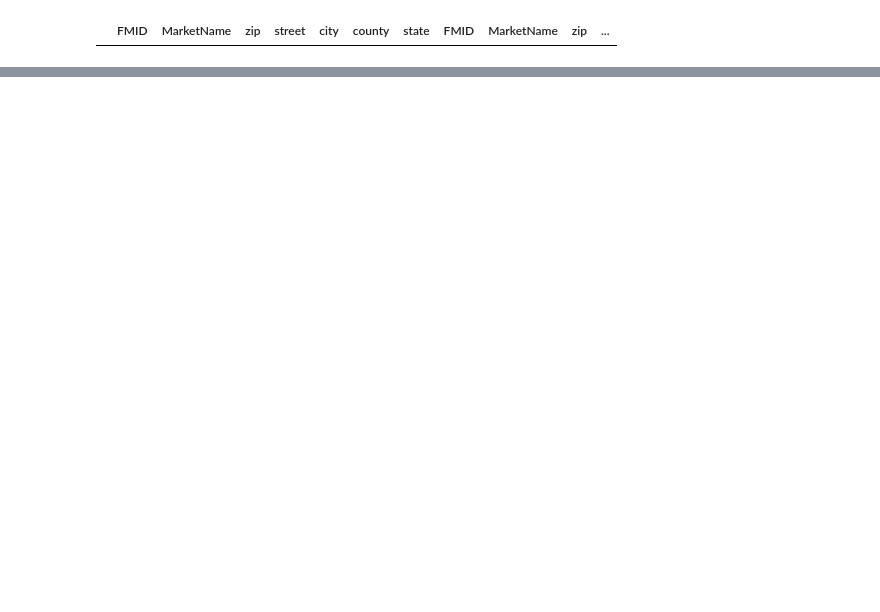
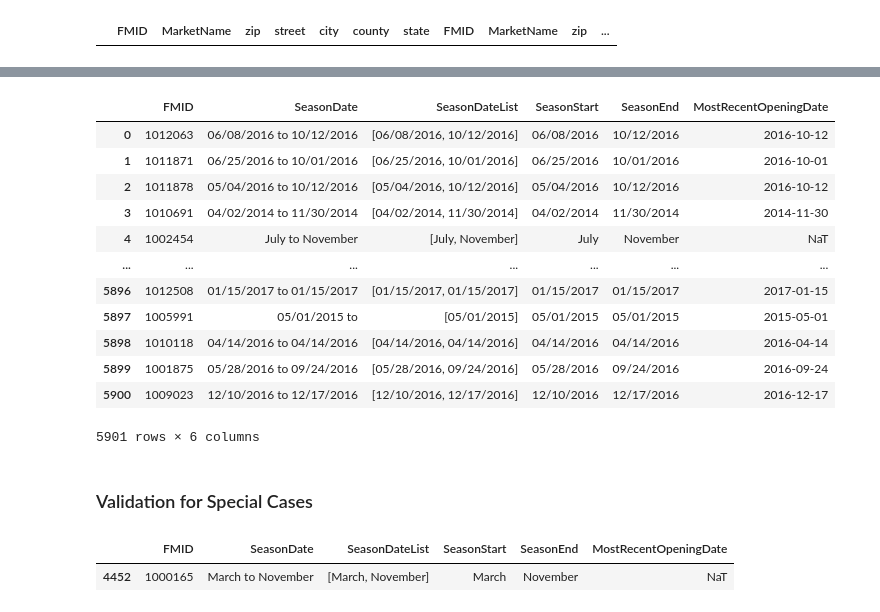
Before and after one commit to ruoyu-qian/cs513-data-cleaning, a Jupyter notebook: ic_violation.ipynb, the cells around one changed output, grey strips where cells are left out. Saved outputs shown, nothing was run; the diff lists cells and outputs as text; code cells hidden in the pictures; blank space fills up the shorter version.

```diff
--- a/ic_violation.ipynb
+++ b/ic_violation.ipynb
@@ -110,0 +116,5 @@ data
+# %%
+data = pd.read_csv('./data/farmersmarkets.csv', low_memory=False)
+# %%
+seasons = data[['FMID', 'Season1Date 1', 'Season2Date 1', 'Season3Date 1', 'Season4Date 1']]
+seasons
@@ -110,0 +135,8 @@ data
+# %%
+seasons = seasons.melt(
+    id_vars=["FMID"],
+    var_name="SeasonNum",
+    value_name="SeasonDate"
+)[['FMID', 'SeasonDate']].dropna().reset_index(drop=True)
+
+seasons
@@ -110,0 +157,29 @@ data
+# %%
+seasons['SeasonDate'] = [s.strip() for s in seasons['SeasonDate']]
+seasons['SeasonDateList'] = [[d for d in s if d] for s in seasons['SeasonDate'].str.split(' to')]
+seasons['SeasonStart'] = [s[0] for s in seasons['SeasonDateList']]
+seasons['SeasonEnd'] = [s[1] if len(s) > 1 else s[0] for s in seasons['SeasonDateList']]
+seasons['MostRecentOpeningDate'] = pd.to_datetime(seasons['SeasonEnd'], errors = 'coerce')
+
+seasons
+# %% [output]
+|  | FMID | SeasonDate | SeasonDateList | SeasonStart | SeasonEnd | MostRecentOpeningDate |
+| 0 | 1012063 | 06/08/2016 to 10/12/2016 | [06/08/2016, 10/12/2016] | 06/08/2016 | 10/12/2016 | 2016-10-12 |
+| 1 | 1011871 | 06/25/2016 to 10/01/2016 | [06/25/2016, 10/01/2016] | 06/25/2016 | 10/01/2016 | 2016-10-01 |
+| 2 | 1011878 | 05/04/2016 to 10/12/2016 | [05/04/2016, 10/12/2016] | 05/04/2016 | 10/12/2016 | 2016-10-12 |
+| 3 | 1010691 | 04/02/2014 to 11/30/2014 | [04/02/2014, 11/30/2014] | 04/02/2014 | 11/30/2014 | 2014-11-30 |
+| 4 | 1002454 | July to November | [July, November] | July | November | NaT |
+| ... | ... | ... | ... | ... | ... | ... |
+| 5896 | 1012508 | 01/15/2017 to 01/15/2017 | [01/15/2017, 01/15/2017] | 01/15/2017 | 01/15/2017 | 2017-01-15 |
+| 5897 | 1005991 | 05/01/2015 to | [05/01/2015] | 05/01/2015 | 05/01/2015 | 2015-05-01 |
+| 5898 | 1010118 | 04/14/2016 to 04/14/2016 | [04/14/2016, 04/14/2016] | 04/14/2016 | 04/14/2016 | 2016-04-14 |
+| 5899 | 1001875 | 05/28/2016 to 09/24/2016 | [05/28/2016, 09/24/2016] | 05/28/2016 | 09/24/2016 | 2016-09-24 |
+| 5900 | 1009023 | 12/10/2016 to 12/17/2016 | [12/10/2016, 12/17/2016] | 12/10/2016 | 12/17/2016 | 2016-12-17 |
+5901 rows × 6 columns
+# %% [markdown]
+### Validation for Special Cases
+# %%
+seasons.loc[seasons['FMID'] == 1000165, ]
+# %% [output]
+|  | FMID | SeasonDate | SeasonDateList | SeasonStart | SeasonEnd | MostRecentOpeningDate |
+| 4452 | 1000165 | March to November | [March, November] | March | November | NaT |
```
Also changed, not shown: parts of 17 cells of this notebook.
